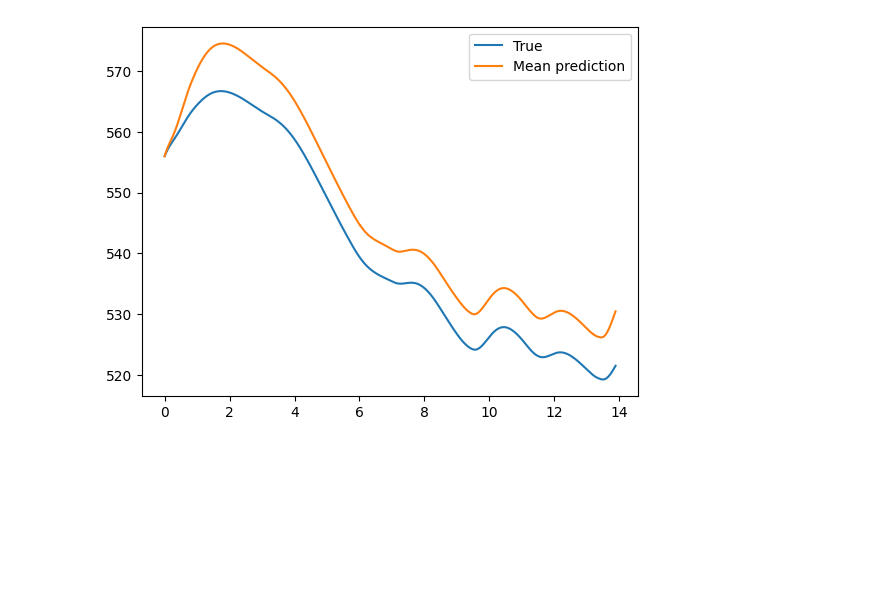
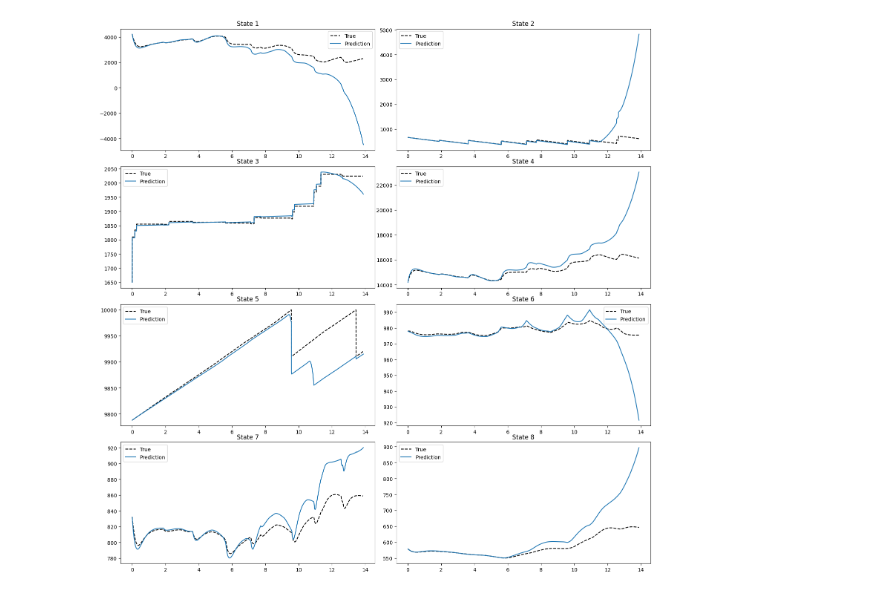
Before and after one commit to emilhaugstvedt/sparsity, a Jupyter notebook: sparsity.ipynb, the cells around one changed output. Drawn from its saved outputs; the diff is of its cells as text; code cells hidden in the pictures; blank space fills up the shorter version.

```diff
--- a/sparsity.ipynb
+++ b/sparsity.ipynb
@@ -58,15 +67,18 @@ plt.show()
+# %%
+steps = 4999 # Max 4999
+
+fig, ax = plt.subplots(4, 2, figsize=(15, 15))
+fig.tight_layout()
+for i in range(8):
+    ax[i//2, i%2].plot(t[:steps], x_test[:steps, i], label="True", color="black", linestyle="--")
+    for prediction in predictions:
+        ax[i//2, i%2].plot(t[:steps], prediction[:steps, i].detach(), label="Prediction")
+    ax[i//2, i%2].set_title(f"State {i+1}")
+    ax[i//2, i%2].legend()
+# %% [output]
+[figure, added]
 # %%
 mean_prediction = torch.zeros_like(x_test).detach()
 for prediction in predictions:
     mean_prediction += prediction
 mean_prediction /= len(predictions)
-# %%
-state = 7
-steps = 5000
-
-plt.plot(t[:steps], x_test[:steps, state], label="True")
-plt.plot(t[:steps], mean_prediction[:steps, state].detach(), label="Mean prediction")
-plt.legend()
-plt.show()
-# %% [output]
-[figure, removed]
```
Also changed, not shown: parts of 9 cells of this notebook.
